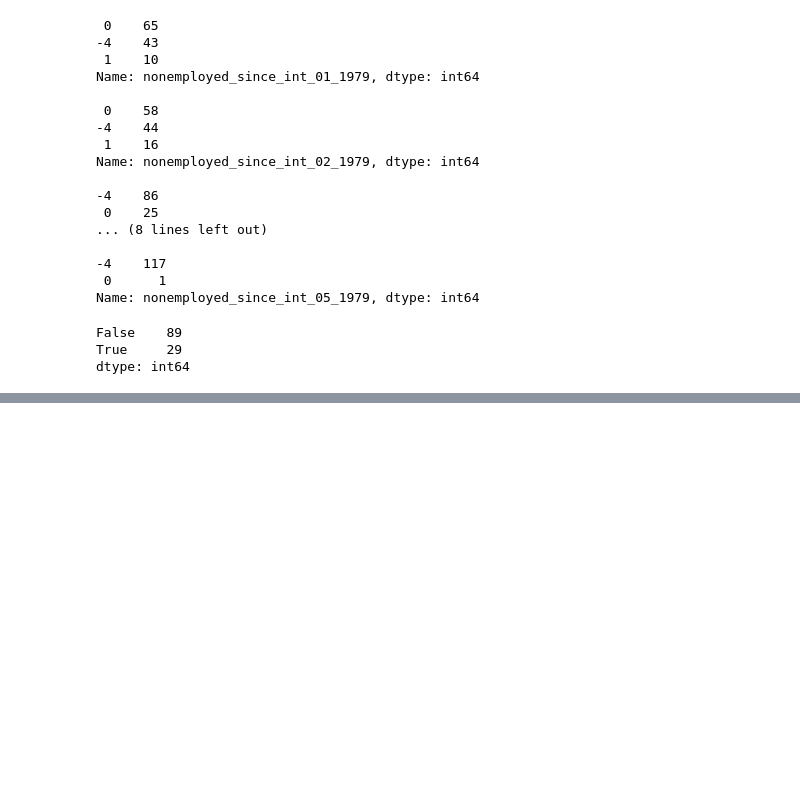
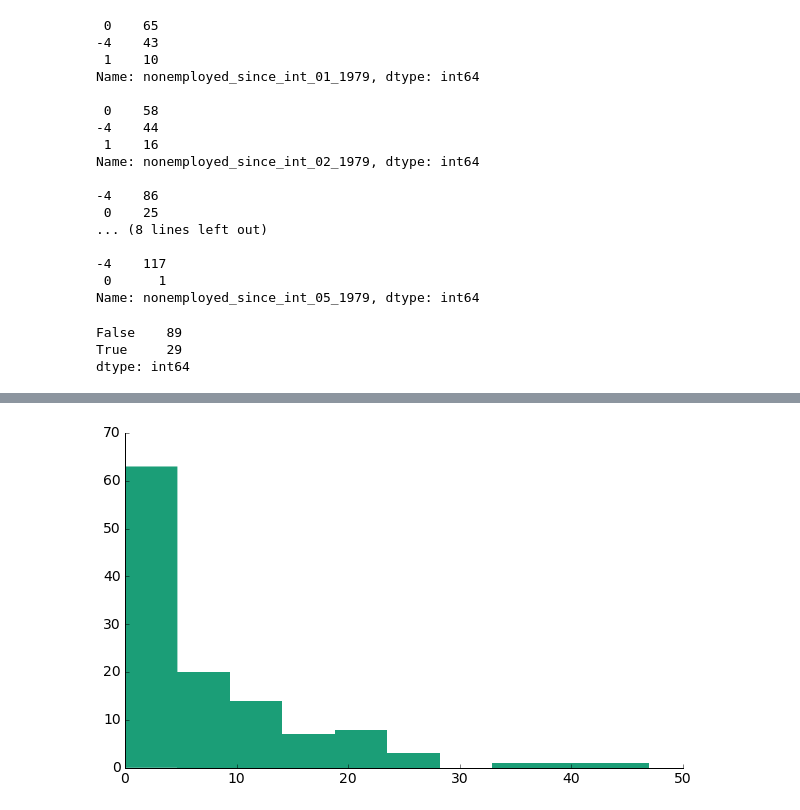
Before and after one commit to jolynn/Optout, a Jupyter notebook: 2seq_construction_pre1978.ipynb, the cells around one changed output, grey strips where cells are left out. Saved outputs shown, nothing was run; the diff lists cells and outputs as text; code cells hidden in the pictures; blank space fills up the shorter version.

Commit message:
start from weekly statuses
construct pre-1978 monthly statuses from weekly statuses

```diff
--- a/2seq_construction_pre1978.ipynb
+++ b/2seq_construction_pre1978.ipynb
@@ -537,0 +838,3 @@ dtype: int64
+# %%
+# merge with childbirth dates
+pre1978_df = pre1978_df.merge(analytic_df, on='caseid_1979')
@@ -537,0 +953,25 @@ dtype: int64
+# %%
+def get_num_months(row, status):
+    """
+    Count how many months pre-1978 has the given status per respondent
+    """
+
+    # number of months between sequence start month and 1978/1/1
+    l = diff_month(datetime(1978, 1, 1), datetime(int(row['start_y']), int(row['start_m']), 1))
+
+    has_status = [row['month%s'%i]==status for i in range(1, l+1)]
+    return sum(has_status)
+
+def get_total_months_pre1978(row):
+    """
+    Count how many months pre-1978
+    """
+
+    # number of months between sequence start month and 1978/1/1
+    l = diff_month(datetime(1978, 1, 1), datetime(int(row['start_y']), int(row['start_m']), 1))
+    return l
+# %%
+sample_pre1978 = pre1978_df.caseid_1979.values.tolist()
+count_df = monthly_df[monthly_df.id.isin(sample_pre1978)]
+print count_df.shape
+count_df.head()
@@ -537,0 +987,9 @@ dtype: int64
+# %%
+count_df['total_months_pre1978'] = count_df.apply(get_total_months_pre1978, axis=1)
+count_df['num_months_ft_pre1978'] = count_df.apply(lambda row: get_num_months(row, 1), axis=1)
+count_df['num_months_miss_hours_pre1978'] = count_df.apply(lambda row: get_num_months(row, 2), axis=1)
+count_df['num_months_pt_pre1978'] = count_df.apply(lambda row: get_num_months(row, 3), axis=1)
+count_df['num_months_nonemployed_pre1978'] = count_df.apply(lambda row: get_num_months(row, 4), axis=1)
+count_df['num_months_ml_pre1978'] = count_df.apply(lambda row: get_num_months(row, 5), axis=1) # maternity leave
+count_df['num_months_miss_pre1978'] = count_df.apply(lambda row: get_num_months(row, 0), axis=1)
+count_df.head()
@@ -537,0 +1021,5 @@ dtype: int64
+# %%
+plt.hist(count_df.num_months_ft_pre1978)
+remove_border()
+# %% [output]
+[figure, added]
```
Also changed, not shown: parts of 37 cells of this notebook.
